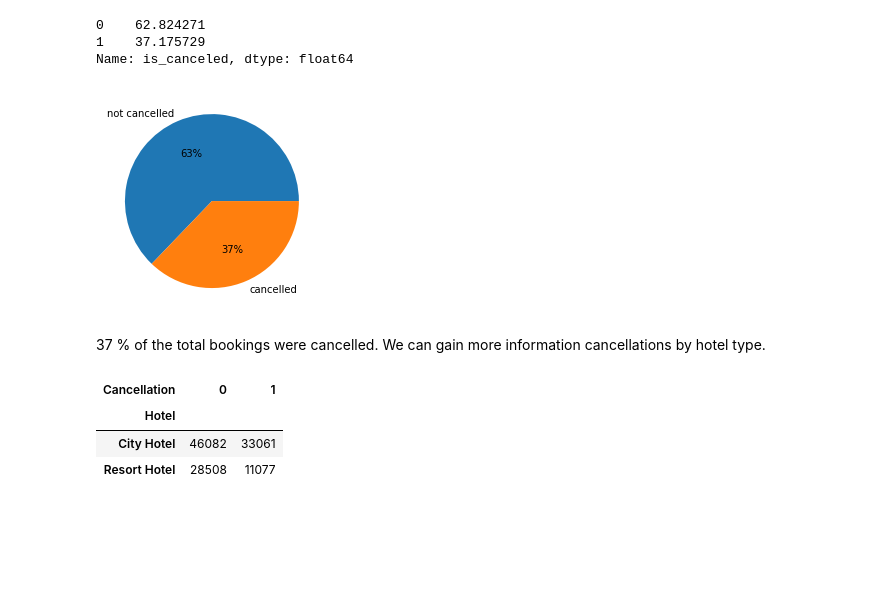
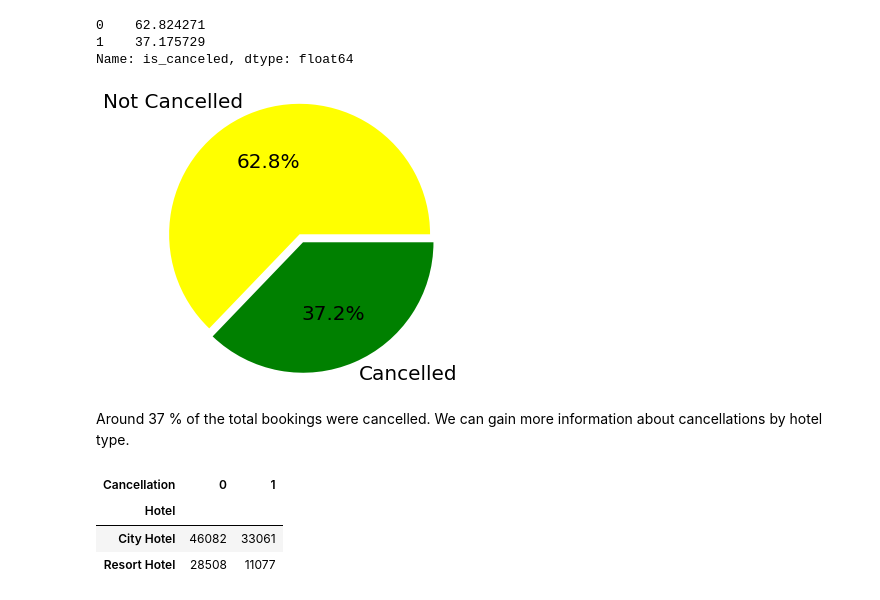
Before and after one commit to ParvezMakandar/Hotel-Booking-Analysis, a Jupyter notebook: Hotel_Booking_Analysis_Capstone_Project.ipynb, the cells around one changed output. Cells and saved outputs as stored; diff of their text form; code cells hidden in the pictures; blank space fills up the shorter version.

```diff
--- a/Hotel_Booking_Analysis_Capstone_Project.ipynb
+++ b/Hotel_Booking_Analysis_Capstone_Project.ipynb
@@ -269,14 +273,18 @@ Name: is_canceled, dtype: int64
 0    62.824271
 1    37.175729
 Name: is_canceled, dtype: float64
-# %%
-# pie chart
-plt.pie(cancel_count,labels=['not cancelled','cancelled'],autopct='%.0f%%')
-plt.show()
-# %% [output]
-[figure, removed]
+# %%
+labels = hotel_df['is_canceled'].value_counts().index.tolist()
+sizes = hotel_df['is_canceled'].value_counts().tolist()
+explode = (0, 0.10)
+colors = ['yellow', 'green']
+
+plt.pie(sizes, explode=explode, labels=['Not Cancelled', 'Cancelled'], colors=colors, autopct='%1.1f%%',startangle =0, textprops={'fontsize': 20},radius=1.5)
+plt.show()
+# %% [output]
+[figure, added]
 # %% [markdown]
-37 % of the total bookings were cancelled. We can gain more information cancellations by hotel type.
+Around 37 % of the total bookings were cancelled. We can gain more information about cancellations by hotel type.
 # %%
 # cross table to compare the booking cancellation across the two hotels
 cancel_by_hotel_type = pd.crosstab(hotel_df['hotel'],hotel_df['is_canceled'], rownames=['Hotel'], colnames=['Cancellation'])
```
Also changed, not shown: parts of 40 cells of this notebook.
